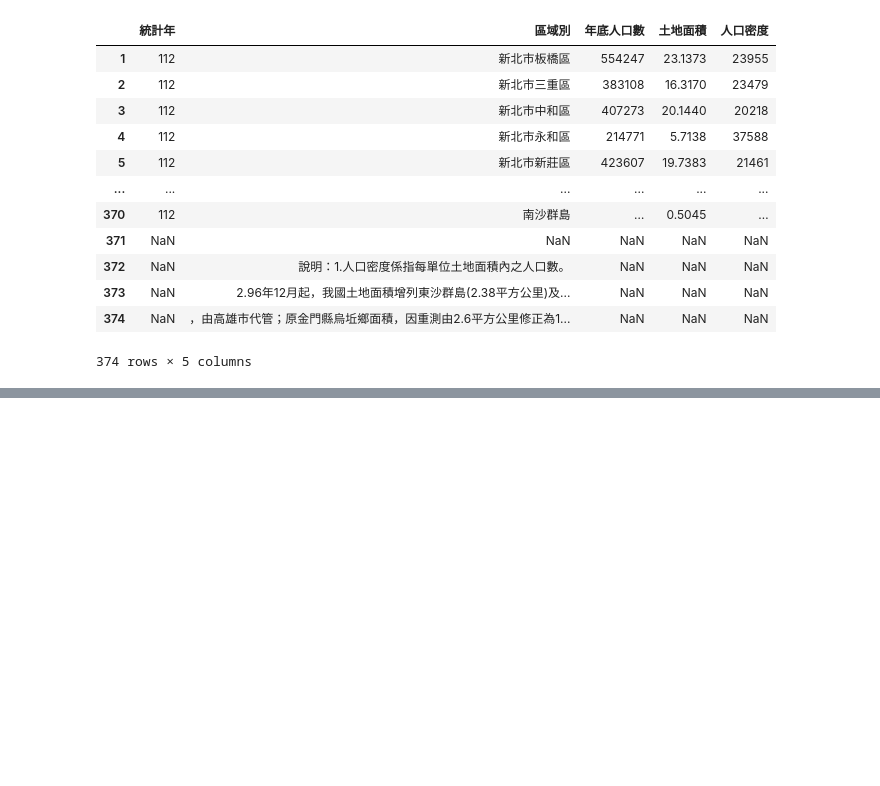
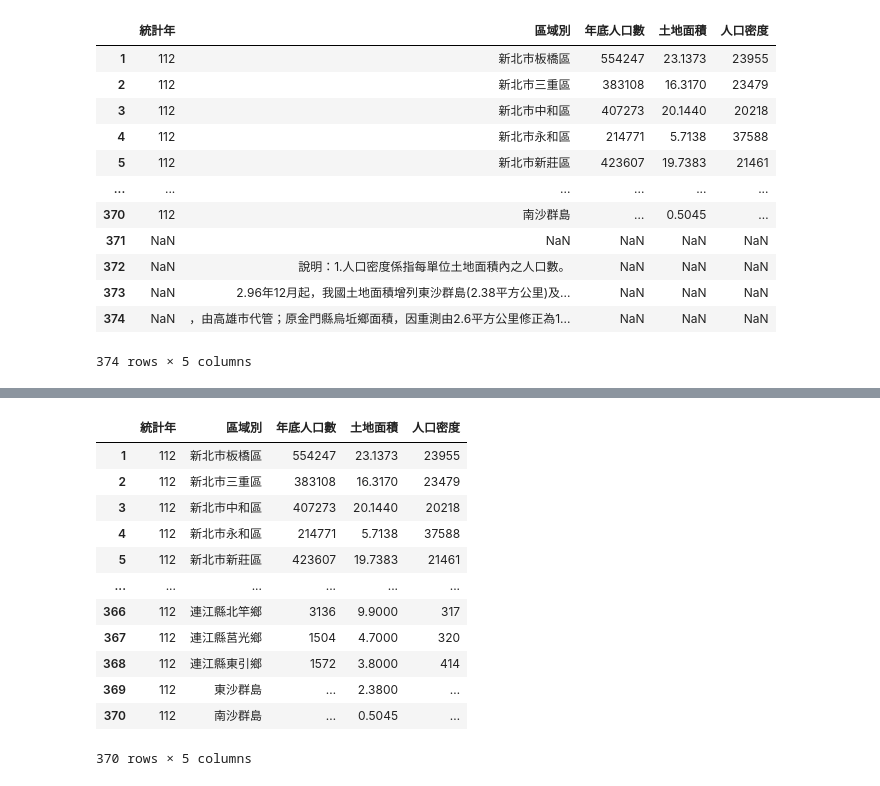
Before and after one commit to charlywang11/2024_05_05_sunday, a Jupyter notebook: lesson16/lesson16_3.ipynb, the cells around one changed output, grey strips where cells are left out. Cells and saved outputs as stored; diff of their text form; code cells hidden in the pictures; blank space fills up the shorter version.

```diff
--- a/lesson16/lesson16_3.ipynb
+++ b/lesson16/lesson16_3.ipynb
@@ -60,0 +74,18 @@ df3
+# %%
+#刪除nan
+df4 = df3.dropna()
+df4
+# %% [output]
+|  | 統計年 | 區域別 | 年底人口數 | 土地面積 | 人口密度 |
+| 1 | 112 | 新北市板橋區 | 554247 | 23.1373 | 23955 |
+| 2 | 112 | 新北市三重區 | 383108 | 16.3170 | 23479 |
+| 3 | 112 | 新北市中和區 | 407273 | 20.1440 | 20218 |
+| 4 | 112 | 新北市永和區 | 214771 | 5.7138 | 37588 |
+| 5 | 112 | 新北市新莊區 | 423607 | 19.7383 | 21461 |
+| ... | ... | ... | ... | ... | ... |
+| 366 | 112 | 連江縣北竿鄉 | 3136 | 9.9000 | 317 |
+| 367 | 112 | 連江縣莒光鄉 | 1504 | 4.7000 | 320 |
+| 368 | 112 | 連江縣東引鄉 | 1572 | 3.8000 | 414 |
+| 369 | 112 | 東沙群島 | … | 2.3800 | … |
+| 370 | 112 | 南沙群島 | … | 0.5045 | … |
+370 rows × 5 columns
```
Also changed, not shown: parts of 5 cells of this notebook, 1 other file.
